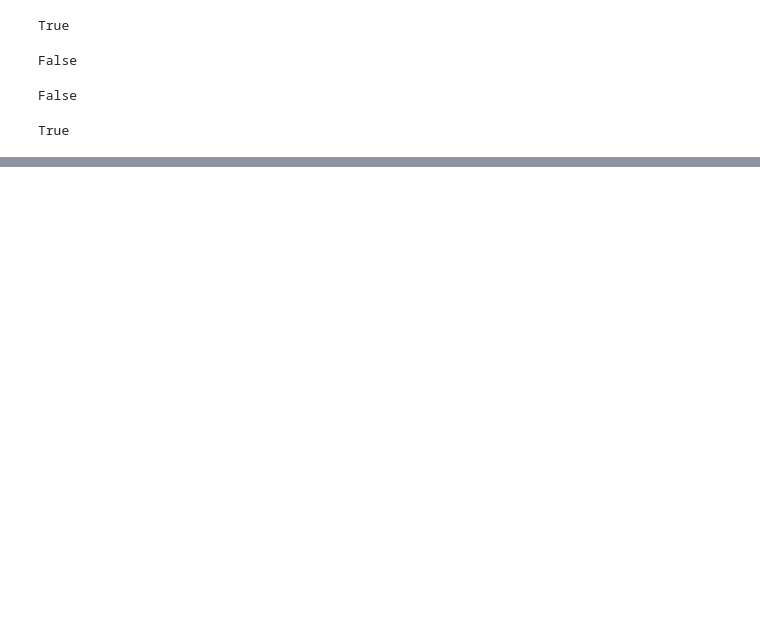
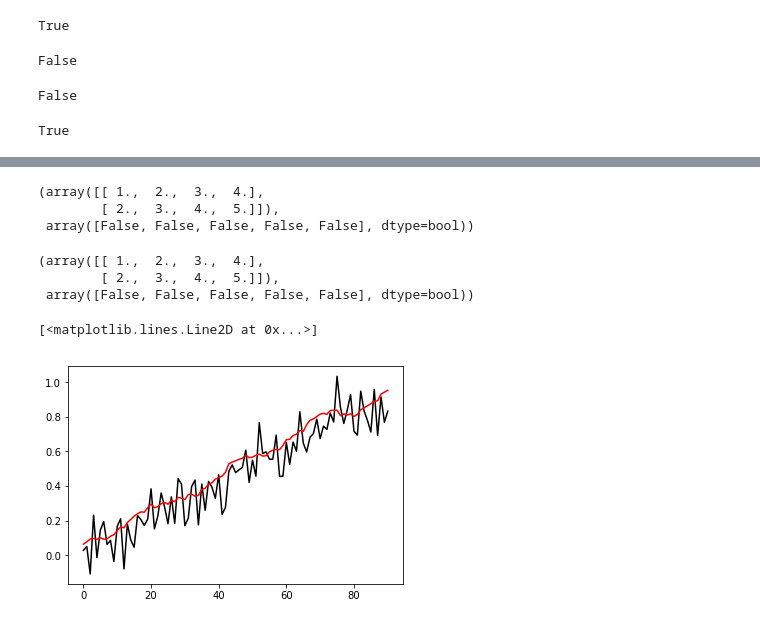
Before and after one commit to discocactus/IPython_DataScienceCookBook, a Jupyter notebook: IPythonDSCB_4.ipynb, the cells around one changed output, grey strips where cells are left out. Cells and saved outputs as stored; diff of their text form; code cells hidden in the pictures; blank space fills up the shorter version.

```diff
--- a/IPythonDSCB_4.ipynb
+++ b/IPythonDSCB_4.ipynb
@@ -326,0 +271,2 @@ The slowest run took 6.51 times longer than the fastest. This could mean that an
+# %%
+n = 5; k = 2
@@ -326,0 +290,30 @@ The slowest run took 6.51 times longer than the fastest. This could mean that an
+# %%
+def shift2(x, k):
+    return as_strided(x, (k, n-k+1), (x.itemsize,)*2)
+# %%
+b = shift1(a, k); b, id(b) == aid
+# %% [output]
+(array([[ 1.,  2.,  3.,  4.],
+        [ 2.,  3.,  4.,  5.]]),
+ array([False, False, False, False, False], dtype=bool))
+# %%
+c = shift1(a, k); c, id(c) == aid
+# %% [output]
+(array([[ 1.,  2.,  3.,  4.],
+        [ 2.,  3.,  4.,  5.]]),
+ array([False, False, False, False, False], dtype=bool))
+# %%
+n, k = 100, 10
+t = np.linspace(0., 1., n)
+x = t + .1 * np.random.randn(n)
+# %%
+y = shift2(x, k)
+x_avg = y.mean(axis=0)
+# %%
+%matplotlib inline
+f = plt.figure()
+plt.plot(x[:-k+1], '-k');
+plt.plot(x_avg, '-r')
+# %% [output]
+[<matplotlib.lines.Line2D at 0x...>]
+[figure, added]
```
Also changed, not shown: parts of 45 cells of this notebook.
